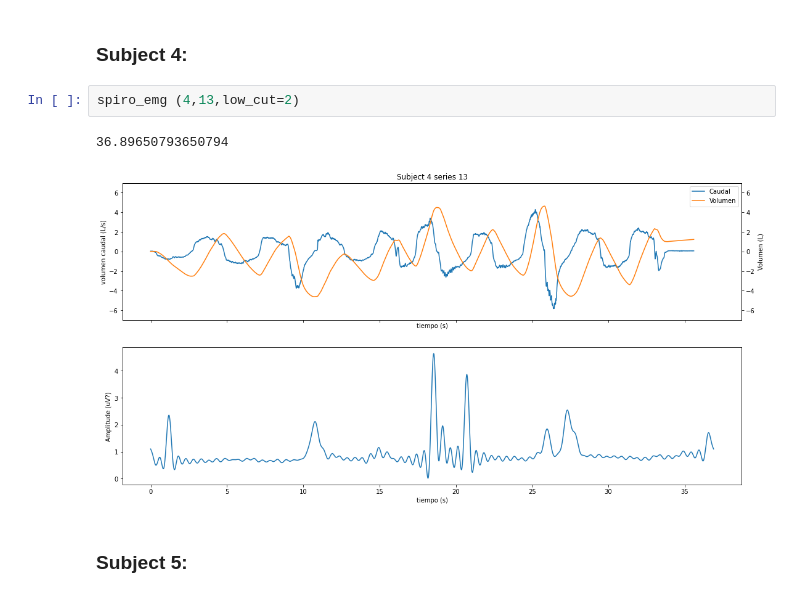
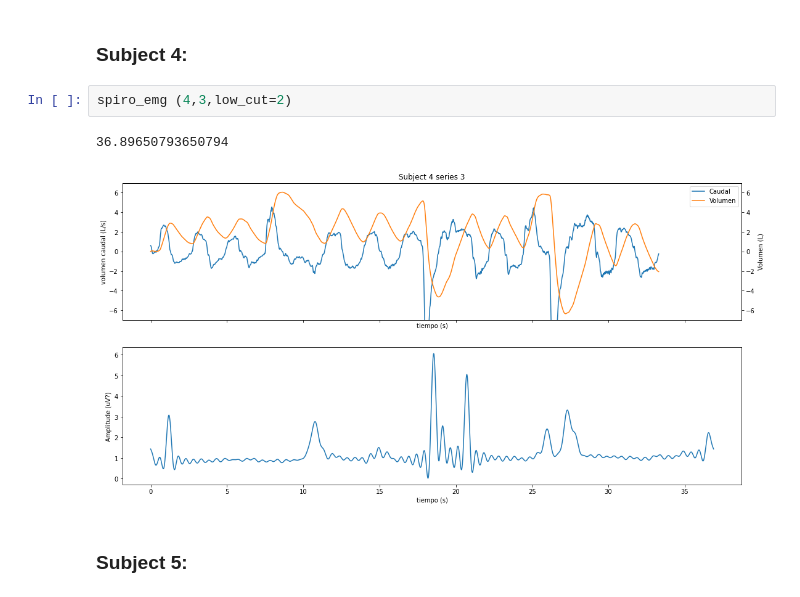
Before and after one commit to Javi-ciencias/Servicio_social, a Jupyter notebook: EMG/Spirometry/SS_Spirometry.ipynb, the cells around one changed output. Drawn from its saved outputs; the diff is of its cells as text.

```diff
--- a/EMG/Spirometry/SS_Spirometry.ipynb
+++ b/EMG/Spirometry/SS_Spirometry.ipynb
@@ -222,10 +219,10 @@ As it can be observed in the last 2 graphs, the EMG recording looks similar to t
 # %% [markdown]
 ### Subject 4:
 # %%
-spiro_emg (4,13,low_cut=2)
+spiro_emg (4,3,low_cut=2)
 # %% [output]
 36.89650793650794
-[figure, old version]
+[figure, new version]
 # %% [markdown]
 ### Subject 5:
 # %%
```
Also changed, not shown: parts of 15 cells of this notebook.
